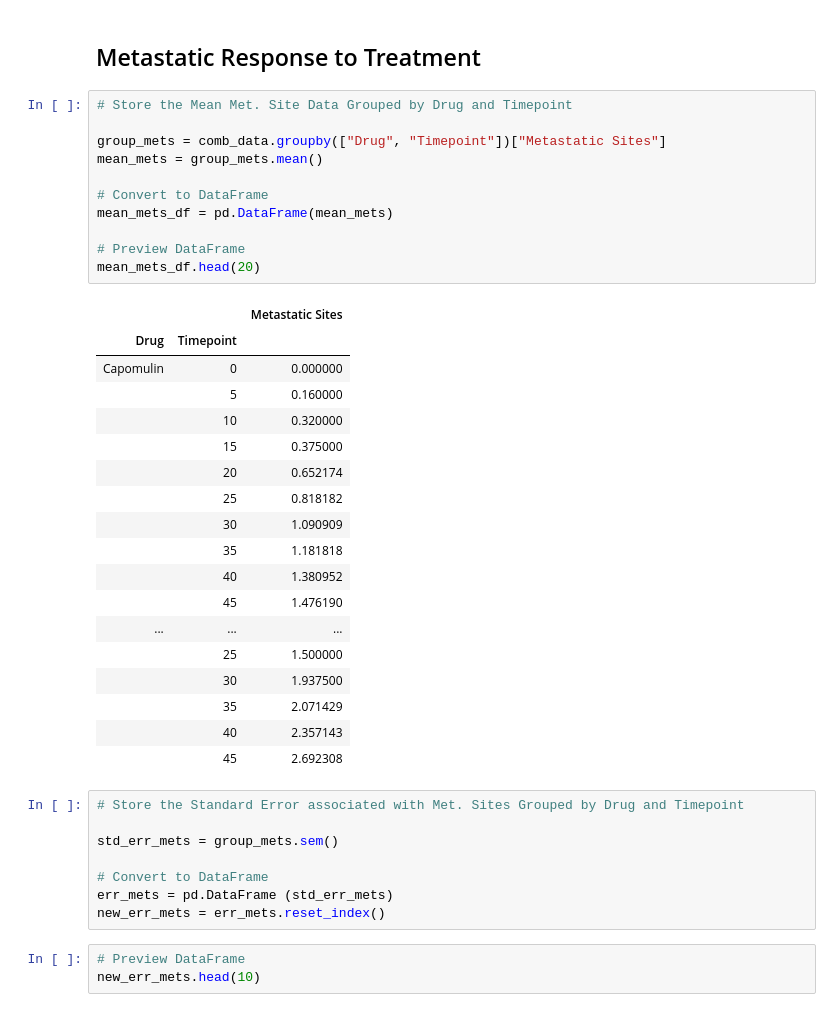
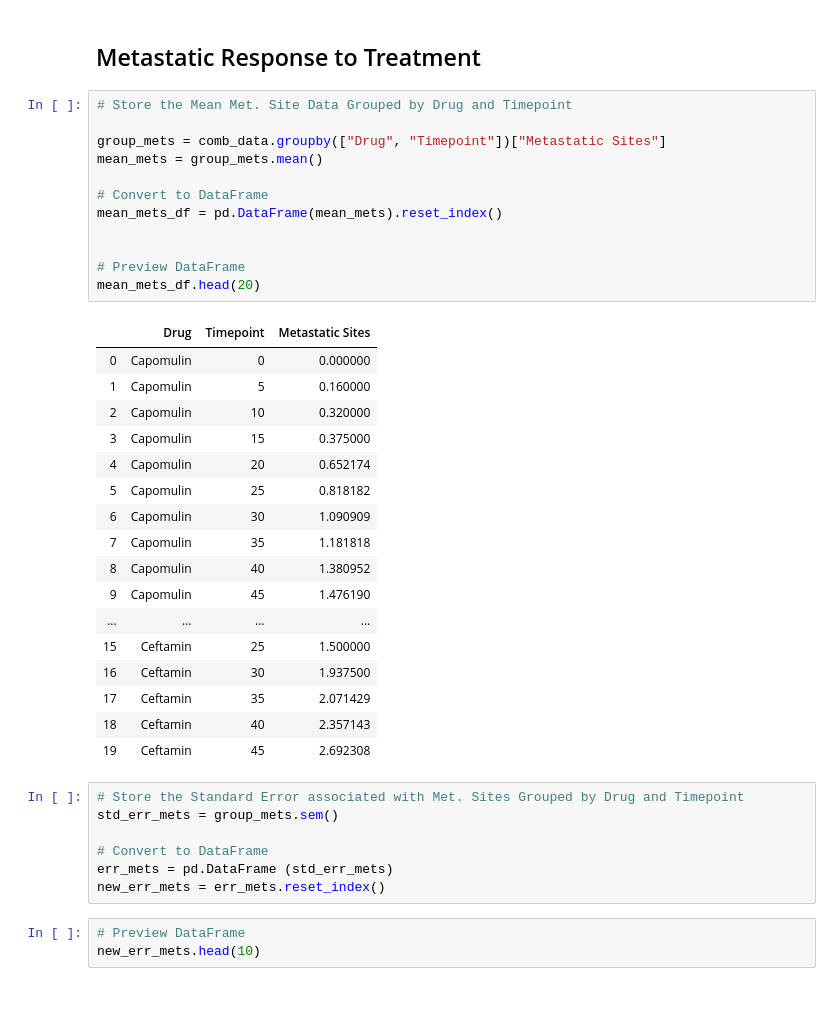
Before and after one commit to alvinochieng/Matplotlib_challenge, a Jupyter notebook: Pymaceuticals/pymaceuticals_starter.ipynb, the cells around one changed output. Cells and saved outputs as stored; diff of their text form.

```diff
--- a/Pymaceuticals/pymaceuticals_starter.ipynb
+++ b/Pymaceuticals/pymaceuticals_starter.ipynb
@@ -133,36 +130,35 @@ plt.show()
 # %%
 # Store the Mean Met. Site Data Grouped by Drug and Timepoint
 
 group_mets = comb_data.groupby(["Drug", "Timepoint"])["Metastatic Sites"]
 mean_mets = group_mets.mean()
 
 # Convert to DataFrame
-mean_mets_df = pd.DataFrame(mean_mets)
+mean_mets_df = pd.DataFrame(mean_mets).reset_index()
+
 
 # Preview DataFrame
 mean_mets_df.head(20)
 # %% [output]
-|  |  | Metastatic Sites |
-| Drug | Timepoint |  |
-| Capomulin | 0 | 0.000000 |
-|  | 5 | 0.160000 |
-|  | 10 | 0.320000 |
-|  | 15 | 0.375000 |
-|  | 20 | 0.652174 |
-|  | 25 | 0.818182 |
-|  | 30 | 1.090909 |
-|  | 35 | 1.181818 |
-|  | 40 | 1.380952 |
-|  | 45 | 1.476190 |
-| ... | ... | ... |
-|  | 25 | 1.500000 |
-|  | 30 | 1.937500 |
-|  | 35 | 2.071429 |
-|  | 40 | 2.357143 |
-|  | 45 | 2.692308 |
+|  | Drug | Timepoint | Metastatic Sites |
+| 0 | Capomulin | 0 | 0.000000 |
+| 1 | Capomulin | 5 | 0.160000 |
+| 2 | Capomulin | 10 | 0.320000 |
+| 3 | Capomulin | 15 | 0.375000 |
+| 4 | Capomulin | 20 | 0.652174 |
+| 5 | Capomulin | 25 | 0.818182 |
+| 6 | Capomulin | 30 | 1.090909 |
+| 7 | Capomulin | 35 | 1.181818 |
+| 8 | Capomulin | 40 | 1.380952 |
+| 9 | Capomulin | 45 | 1.476190 |
+| ... | ... | ... | ... |
+| 15 | Ceftamin | 25 | 1.500000 |
+| 16 | Ceftamin | 30 | 1.937500 |
+| 17 | Ceftamin | 35 | 2.071429 |
+| 18 | Ceftamin | 40 | 2.357143 |
+| 19 | Ceftamin | 45 | 2.692308 |
 # %%
 # Store the Standard Error associated with Met. Sites Grouped by Drug and Timepoint
-
 std_err_mets = group_mets.sem()
 
 # Convert to DataFrame
```
Also changed, not shown: parts of 13 cells of this notebook, 3 other files.
